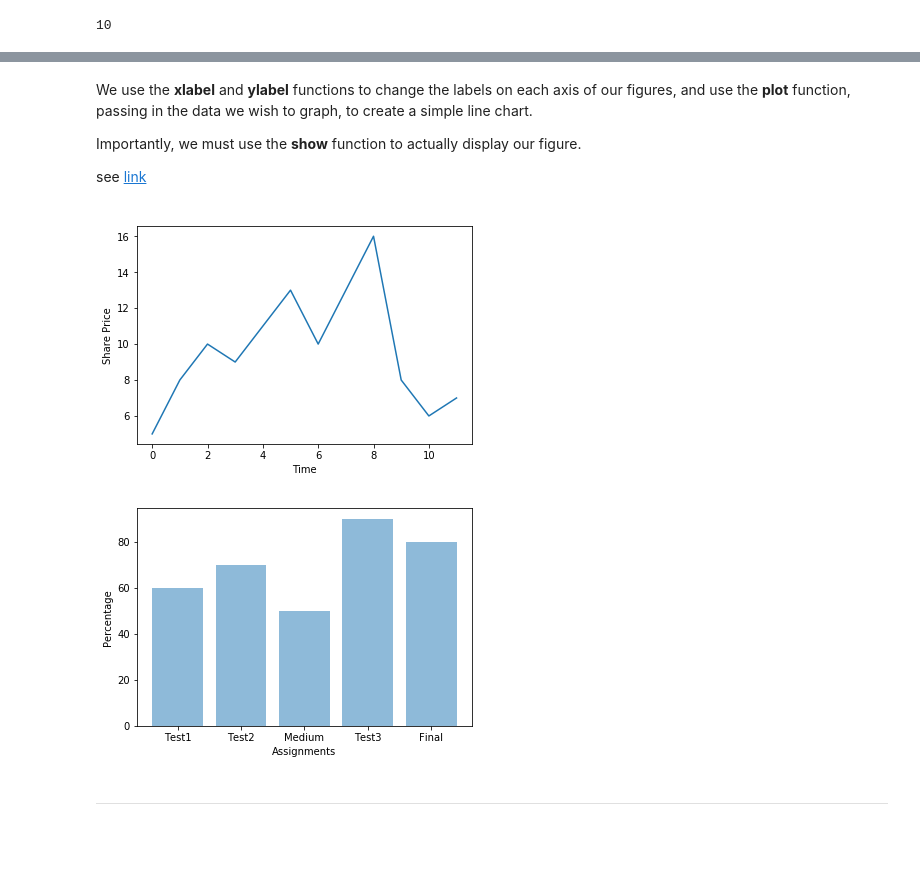
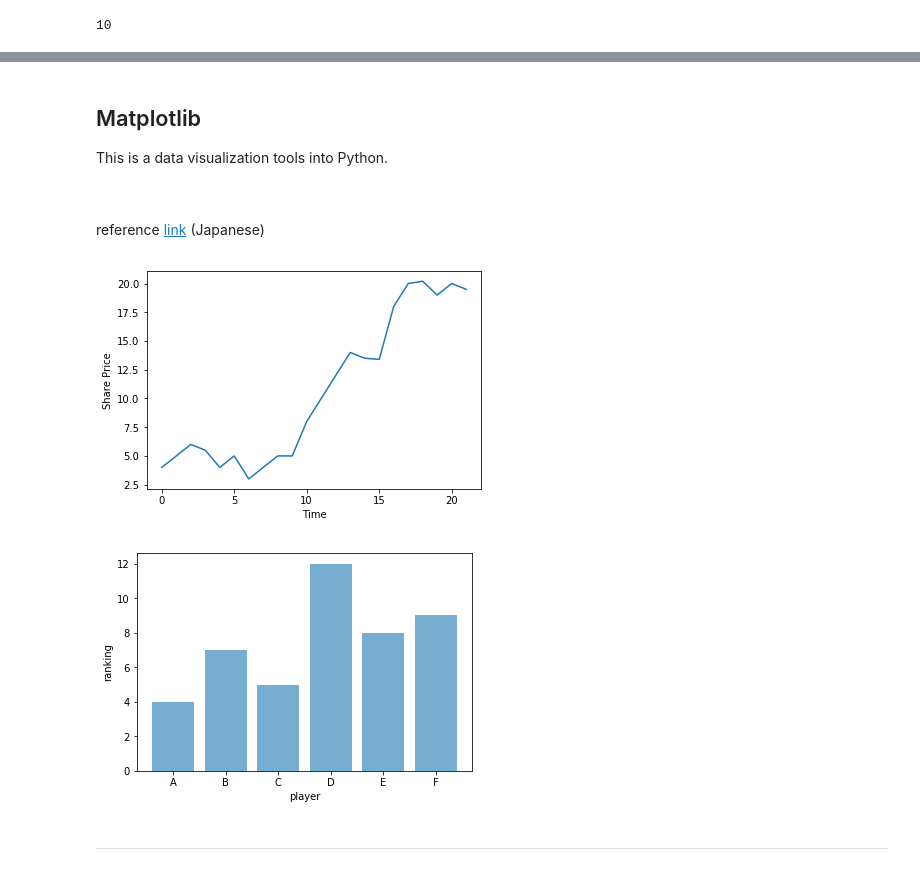
Before and after one commit to YoheiKo/py_basics, a Jupyter notebook: python_basics.ipynb, the cells around one changed output, grey strips where cells are left out. Saved outputs shown, nothing was run; the diff lists cells and outputs as text; code cells hidden in the pictures; blank space fills up the shorter version.

```diff
--- a/python_basics.ipynb
+++ b/python_basics.ipynb
@@ -730 +716,4 @@ share_prices['19/06/2018']['CompanyA']
+# %% [markdown]
+## Matplotlib
+<p> This is a data visualization tools into Python.</p><br>
 # %%
@@ -732,32 +721,29 @@ import matplotlib.pyplot as plt
-# %% [markdown]
-<p>We use the <strong>xlabel</strong> and <strong>ylabel</strong> functions to change the labels on each axis of our figures, and use the <strong>plot</strong> function, passing in the data we wish to graph, to create a simple line chart.
-
-Importantly, we must use the <strong>show</strong> function to actually display our figure.</p>
-<p>see <a href = http://bicycle1885.hatenablog.com/entry/2014/02/14/023734>link</a>
+# %% [markdown]
+<p>reference <a href = http://bicycle1885.hatenablog.com/entry/2014/02/14/023734>link</a> (Japanese)
 # %%
 import matplotlib.pyplot as plt
-share_prices = [5, 8, 10, 9, 11, 13, 10, 13, 16, 8, 6, 7]
+share_prices = [4, 5, 6, 5.5, 4, 5, 3, 4, 5, 5, 8, 10, 12, 14, 13.5, 13.4, 18, 20, 20.2, 19, 20,19.5]
 
-plt.xlabel('Time')
-plt.ylabel('Share Price')
+plt.xlabel('Time') # label on x axis
+plt.ylabel('Share Price') # label on y axis
 
-plt.plot(share_prices)
+plt.plot(share_prices) # line graph
 
-plt.show()
+plt.show() # show the praph
 # %% [output]
-[figure, old version]
+[figure, new version]
 # %%
 import matplotlib.pyplot as plt
 
-percentage = [60, 70, 50, 90, 80]
-tests = ["Test1", "Test2", "Medium", "Test3", "Final"]
+ranking = [4, 7, 5, 12, 8, 9]
+players = ["A", "B", "C", "D", "E", "F"]
 
-plt.xlabel("Assignments")
-plt.ylabel("Percentage")
+plt.xlabel("player")
+plt.ylabel("ranking")
 
-plt.bar(tests, percentage, alpha=0.5)
+plt.bar(players, ranking, alpha=0.6)
 plt.show()
 # %% [output]
-[figure, old version]
+[figure, new version]
 # %% [markdown]
 <hr>
```
Also changed, not shown: parts of 147 cells of this notebook.
